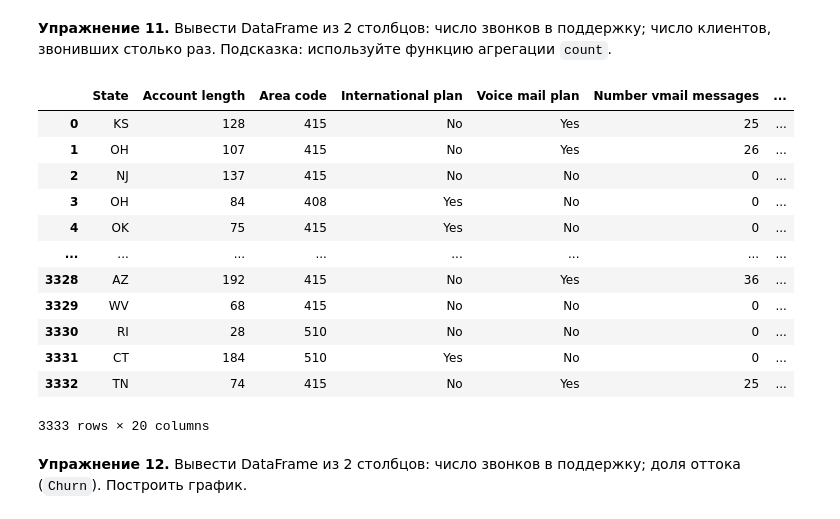
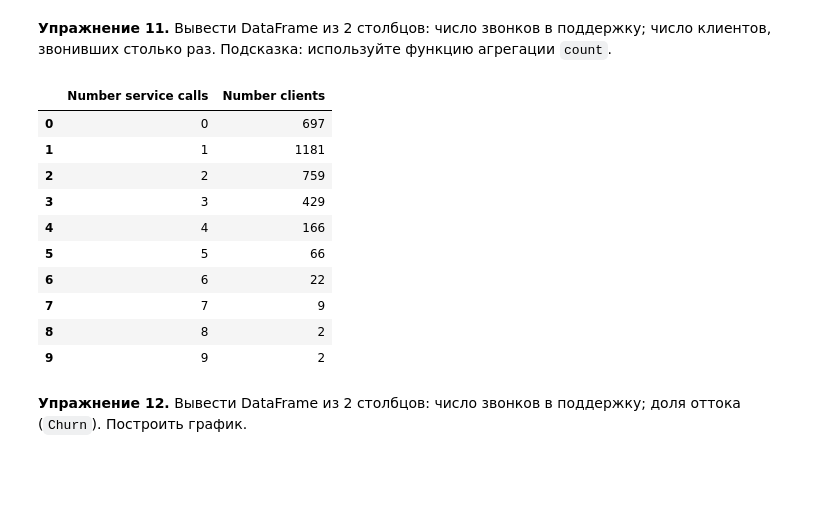
Before and after one commit to oleshka666/infa2022-2023, a Jupyter notebook: lpr6.ipynb, the cells around one changed output. Cells and saved outputs as stored; diff of their text form; code cells hidden in the pictures; blank space fills up the shorter version.

```diff
--- a/lpr6.ipynb
+++ b/lpr6.ipynb
@@ -836,22 +836,24 @@ f['Area code'].nunique()
 3
 # %% [markdown]
 **Упражнение 11.** Вывести DataFrame из 2 столбцов: число звонков в поддержку; число клиентов, звонивших столько раз. Подсказка: используйте функцию агрегации `count`.
-# %%
-f
-f.groupby("Customer setvice calls").
-# %% [output]
-|  | State | Account length | Area code | International plan | Voice mail plan | Number vmail messages | ... |
-| 0 | KS | 128 | 415 | No | Yes | 25 | ... |
-| 1 | OH | 107 | 415 | No | Yes | 26 | ... |
-| 2 | NJ | 137 | 415 | No | No | 0 | ... |
-| 3 | OH | 84 | 408 | Yes | No | 0 | ... |
-| 4 | OK | 75 | 415 | Yes | No | 0 | ... |
-| ... | ... | ... | ... | ... | ... | ... | ... |
-| 3328 | AZ | 192 | 415 | No | Yes | 36 | ... |
-| 3329 | WV | 68 | 415 | No | No | 0 | ... |
-| 3330 | RI | 28 | 510 | No | No | 0 | ... |
-| 3331 | CT | 184 | 510 | Yes | No | 0 | ... |
-| 3332 | TN | 74 | 415 | No | Yes | 25 | ... |
-3333 rows × 20 columns
+# %%
+f_tmp = f["Customer service calls"]
+a = set(f_tmp)
+number_service_calls_clients = pd.DataFrame({"Number service calls":[], "Number clients":[]}, index = [])
+for x in a:
+    number_service_calls_clients.loc[x] = [x, f_tmp[f_tmp == x].count()]
+number_service_calls_clients
+# %% [output]
+|  | Number service calls | Number clients |
+| 0 | 0 | 697 |
+| 1 | 1 | 1181 |
+| 2 | 2 | 759 |
+| 3 | 3 | 429 |
+| 4 | 4 | 166 |
+| 5 | 5 | 66 |
+| 6 | 6 | 22 |
+| 7 | 7 | 9 |
+| 8 | 8 | 2 |
+| 9 | 9 | 2 |
 # %% [markdown]
 **Упражнение 12.** Вывести DataFrame из 2 столбцов: число звонков в поддержку; доля оттока (`Churn`). Построить график.
```
Also changed, not shown: parts of 9 cells of this notebook, 4 other files.
